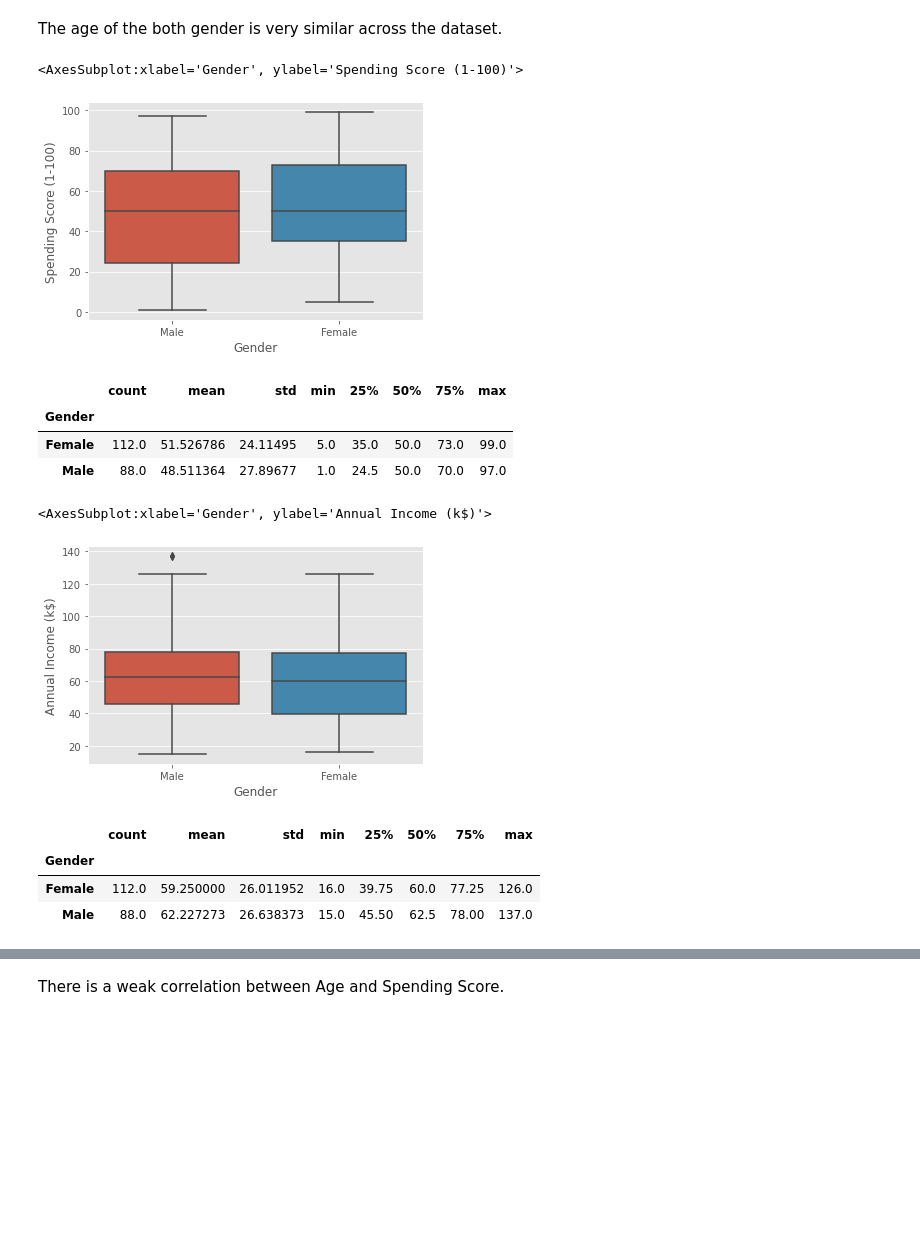
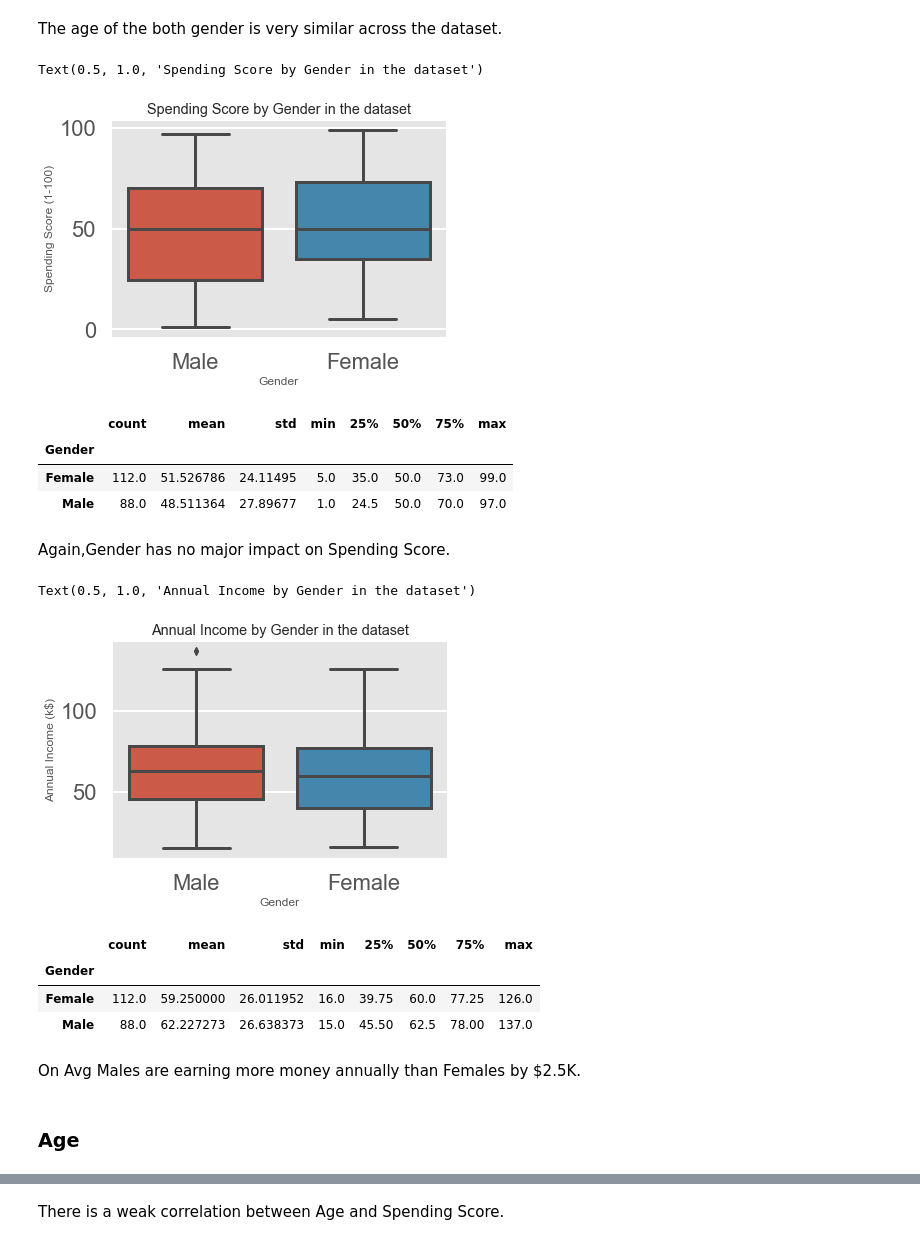
Before and after one commit to Jaspreetsm21/Mall_Customers, a Jupyter notebook: EDA.ipynb, the cells around one changed output, grey strips where cells are left out. Saved outputs shown, nothing was run; the diff lists cells and outputs as text; code cells hidden in the pictures; blank space fills up the shorter version.

```diff
--- a/EDA.ipynb
+++ b/EDA.ipynb
@@ -61,9 +70,10 @@ data.groupby('Gender')['Age'].describe()
 The age of the both gender is very similar across the dataset.
 # %%
 sns.boxplot(x="Gender", y="Spending Score (1-100)", data=(data))
+plt.title('Spending Score by Gender in the dataset')
 # %% [output]
-<AxesSubplot:xlabel='Gender', ylabel='Spending Score (1-100)'>
+Text(0.5, 1.0, 'Spending Score by Gender in the dataset')
-[figure, old version]
+[figure, new version]
 # %%
 data.groupby('Gender')['Spending Score (1-100)'].describe()
 # %% [output]
@@ -71,11 +81,14 @@ data.groupby('Gender')['Spending Score (1-100)'].describe()
 | Gender |  |  |  |  |  |  |  |  |
 | Female | 112.0 | 51.526786 | 24.11495 | 5.0 | 35.0 | 50.0 | 73.0 | 99.0 |
 | Male | 88.0 | 48.511364 | 27.89677 | 1.0 | 24.5 | 50.0 | 70.0 | 97.0 |
+# %% [markdown]
+Again,Gender has no major impact on Spending Score.
 # %%
 sns.boxplot(x="Gender", y="Annual Income (k$)", data=(data))
+plt.title('Annual Income by Gender in the dataset')
 # %% [output]
-<AxesSubplot:xlabel='Gender', ylabel='Annual Income (k$)'>
+Text(0.5, 1.0, 'Annual Income by Gender in the dataset')
-[figure, old version]
+[figure, new version]
 # %%
 data.groupby('Gender')['Annual Income (k$)'].describe()
 # %% [output]
@@ -83,3 +96,7 @@ data.groupby('Gender')['Annual Income (k$)'].describe()
 | Gender |  |  |  |  |  |  |  |  |
 | Female | 112.0 | 59.250000 | 26.011952 | 16.0 | 39.75 | 60.0 | 77.25 | 126.0 |
 | Male | 88.0 | 62.227273 | 26.638373 | 15.0 | 45.50 | 62.5 | 78.00 | 137.0 |
+# %% [markdown]
+On Avg Males are earning more money annually than Females by $2.5K.
+# %% [markdown]
+### Age
```
Also changed, not shown: parts of 23 cells of this notebook.
